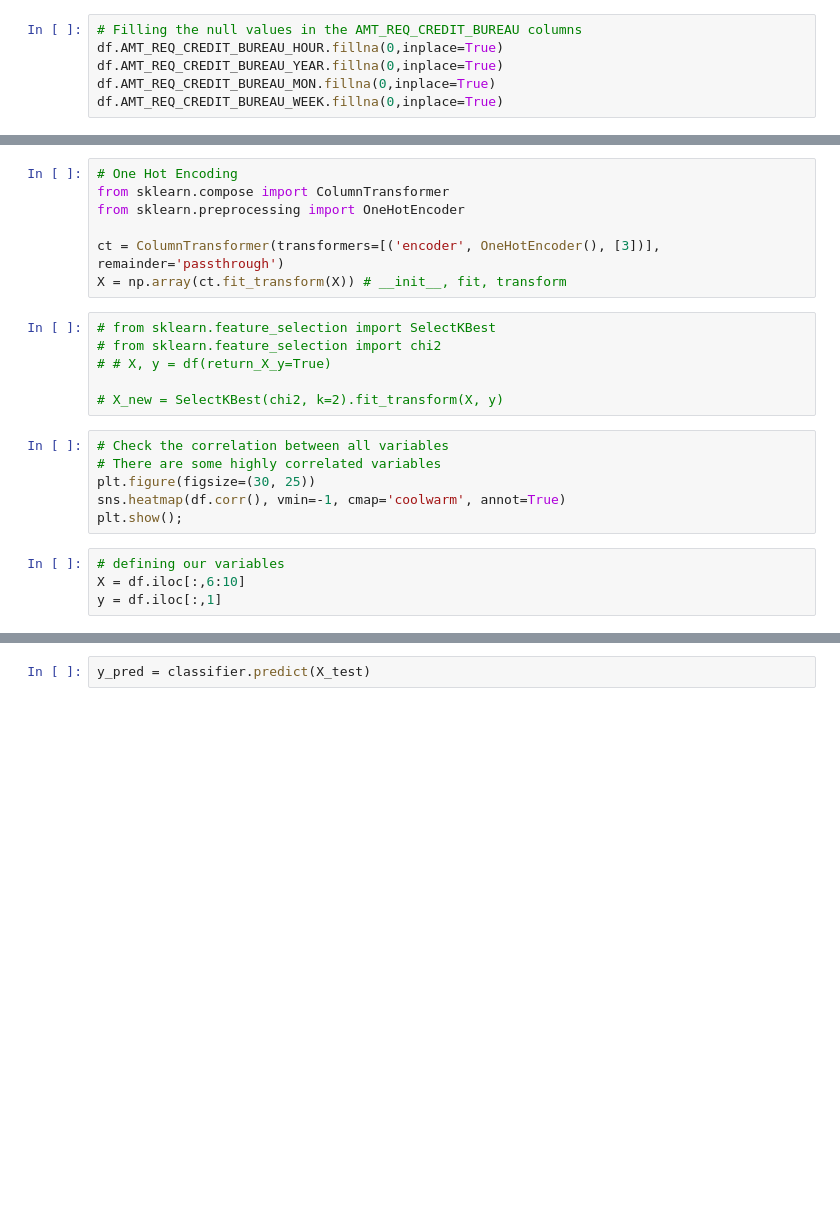
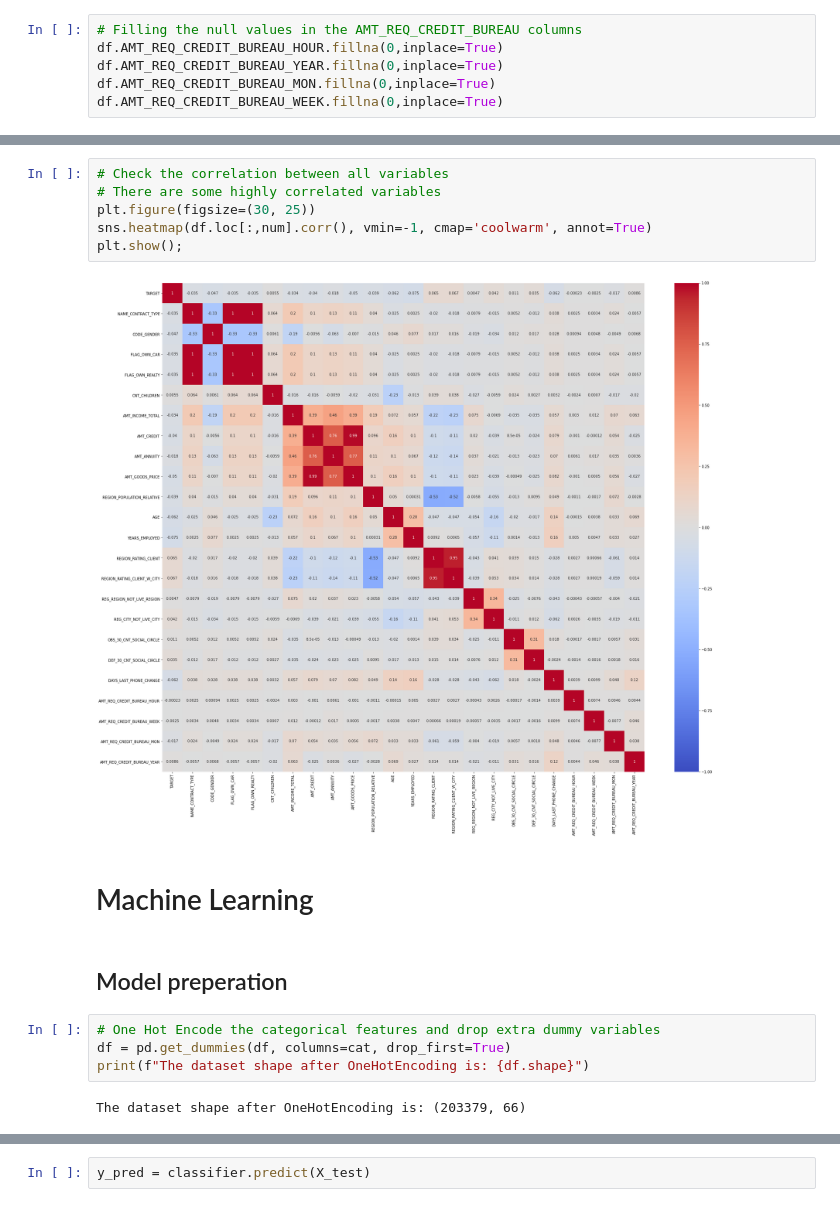
Before and after one commit to SharelCooper/LoanDefaultAnalysisAndMLPredicton, a Jupyter notebook: Loan Defualt Project .ipynb, the cells around one changed output, grey strips where cells are left out. Cells and saved outputs as stored; diff of their text form; blank space fills up the shorter version.

```diff
--- a/Loan Defualt Project .ipynb
+++ b/Loan Defualt Project .ipynb
@@ -909,23 +864,18 @@ Index(['NAME_INCOME_TYPE', 'NAME_EDUCATION_TYPE', 'NAME_FAMILY_STATUS',
-# %%
-# One Hot Encoding
-from sklearn.compose import ColumnTransformer
-from sklearn.preprocessing import OneHotEncoder
-
-ct = ColumnTransformer(transformers=[('encoder', OneHotEncoder(), [3])], remainder='passthrough')
-X = np.array(ct.fit_transform(X)) # __init__, fit, transform
-# %%
-# from sklearn.feature_selection import SelectKBest
-# from sklearn.feature_selection import chi2
-# # X, y = df(return_X_y=True)
-
-# X_new = SelectKBest(chi2, k=2).fit_transform(X, y)
-# %%
-# Check the correlation between all variables
-# There are some highly correlated variables
-plt.figure(figsize=(30, 25))
-sns.heatmap(df.corr(), vmin=-1, cmap='coolwarm', annot=True)
-plt.show();
-# %%
-# defining our variables
-X = df.iloc[:,6:10]
-y = df.iloc[:,1]
+# %%
+# Check the correlation between all variables
+# There are some highly correlated variables
+plt.figure(figsize=(30, 25))
+sns.heatmap(df.loc[:,num].corr(), vmin=-1, cmap='coolwarm', annot=True)
+plt.show();
+# %% [output]
+[figure, added]
+# %% [markdown]
+# Machine Learning
+# %% [markdown]
+## Model preperation
+# %%
+# One Hot Encode the categorical features and drop extra dummy variables
+df = pd.get_dummies(df, columns=cat, drop_first=True)
+print(f"The dataset shape after OneHotEncoding is: {df.shape}")
+# %% [output]
+The dataset shape after OneHotEncoding is: (203379, 66)
```
Also changed, not shown: parts of 83 cells of this notebook.
